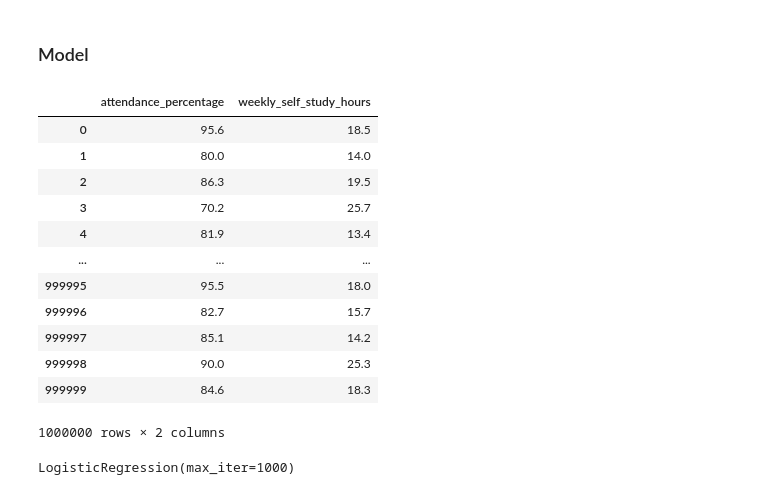
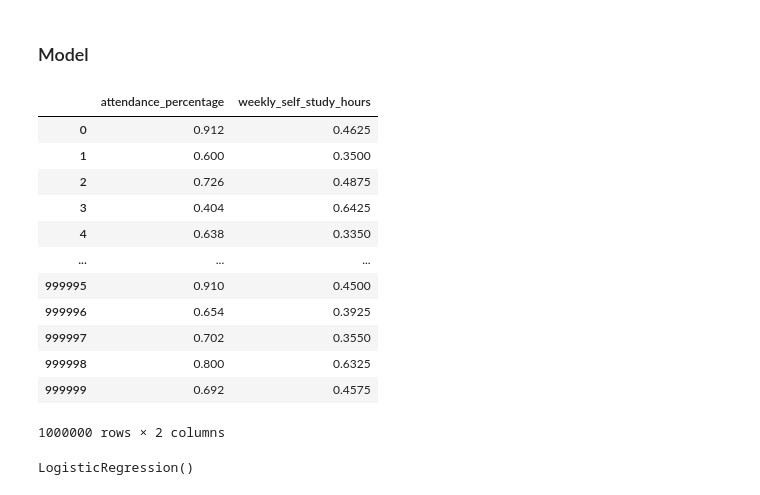
Before and after one commit to Qweeckusha/vvsu_mml, a Jupyter notebook: Домашнее_задание_3.ipynb, the cells around one changed output. Drawn from its saved outputs; the diff is of its cells as text; code cells hidden in the pictures.

```diff
--- a/Домашнее_задание_3.ipynb
+++ b/Домашнее_задание_3.ipynb
@@ -160,20 +197,24 @@ from sklearn.linear_model import LogisticRegression
 # %%
 y = df['total_score_level']
 X = df[best_features]
+
+scaler = MinMaxScaler()
+X_scaled = scaler.fit_transform(X)
+X = pd.DataFrame(X_scaled, columns=X.columns, index=X.index)
 X
 # %% [output]
 |  | attendance_percentage | weekly_self_study_hours |
-| 0 | 95.6 | 18.5 |
-| 1 | 80.0 | 14.0 |
-| 2 | 86.3 | 19.5 |
-| 3 | 70.2 | 25.7 |
-| 4 | 81.9 | 13.4 |
+| 0 | 0.912 | 0.4625 |
+| 1 | 0.600 | 0.3500 |
+| 2 | 0.726 | 0.4875 |
+| 3 | 0.404 | 0.6425 |
+| 4 | 0.638 | 0.3350 |
 | ... | ... | ... |
-| 999995 | 95.5 | 18.0 |
-| 999996 | 82.7 | 15.7 |
-| 999997 | 85.1 | 14.2 |
-| 999998 | 90.0 | 25.3 |
-| 999999 | 84.6 | 18.3 |
+| 999995 | 0.910 | 0.4500 |
+| 999996 | 0.654 | 0.3925 |
+| 999997 | 0.702 | 0.3550 |
+| 999998 | 0.800 | 0.6325 |
+| 999999 | 0.692 | 0.4575 |
 1000000 rows × 2 columns
 # %%
 from sklearn.model_selection import train_test_split
@@ -181,7 +222,7 @@ from sklearn.model_selection import train_test_split
 X_train, X_test, y_train, y_test = train_test_split(
     X, y, test_size=0.3, random_state=42, stratify=y
 ) # stratify - разделение данных с учетом распределнеия категориальной переменной
-model = LogisticRegression(max_iter=1000)
+model = LogisticRegression()
 model.fit(X_train, y_train)
 # %% [output]
-LogisticRegression(max_iter=1000)
+LogisticRegression()
```
Also changed, not shown: parts of 10 cells of this notebook.
